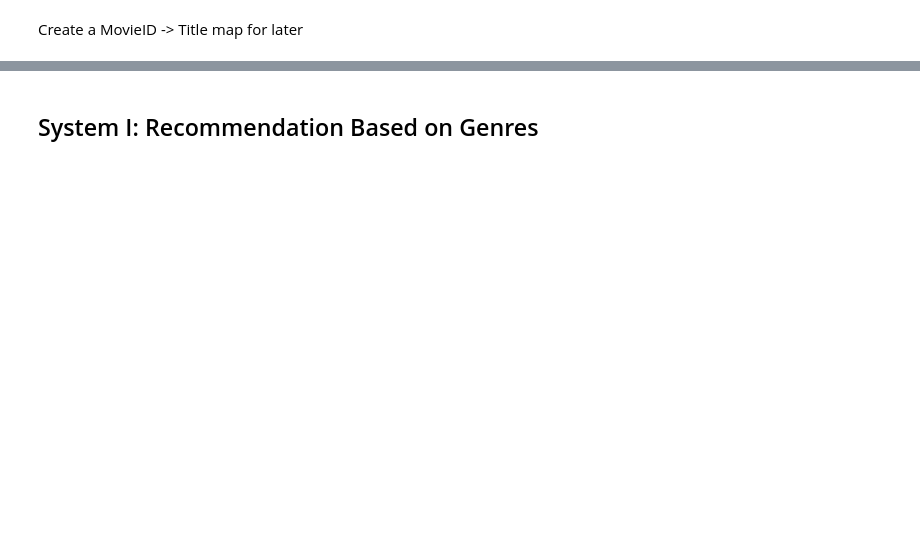
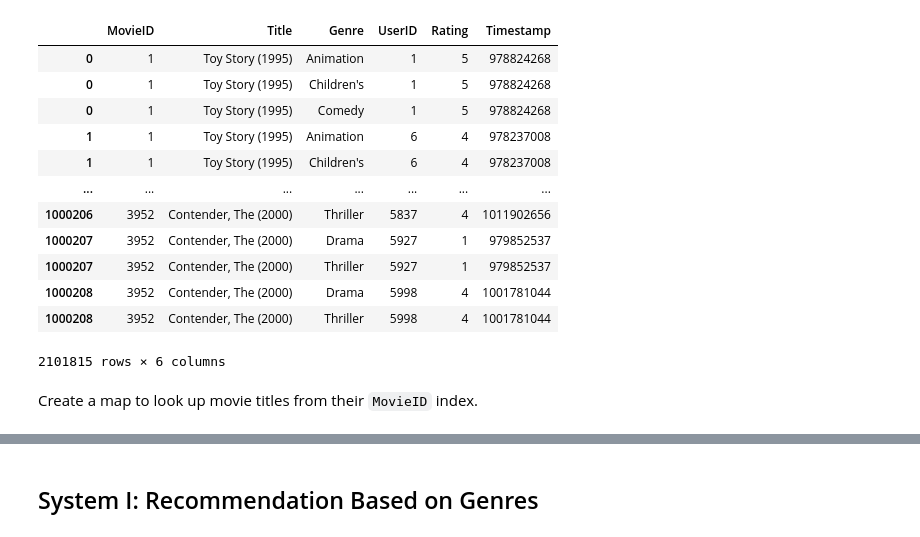
Before and after one commit to RynoXLI/PSL, a Jupyter notebook: project4/report.ipynb, the cells around one changed output, grey strips where cells are left out. Saved outputs shown, nothing was run; the diff lists cells and outputs as text; code cells hidden in the pictures; blank space fills up the shorter version.

```diff
--- a/project4/report.ipynb
+++ b/project4/report.ipynb
@@ -23,22 +44,38 @@ import pandas as pd
 from pathlib import Path
 # %%
 movie_dir = Path('.') / 'ml-1m' / 'ml-1m'
-ratings = pd.read_csv(movie_dir / 'ratings.dat', sep='::', engine = 'python', header=None)
+ratings = pd.read_csv(movie_dir / 'ratings.dat', sep='::',
+                      engine = 'python', header=None)
 ratings.columns = ['UserID', 'MovieID', 'Rating', 'Timestamp']
 movies = pd.read_csv(movie_dir / 'movies.dat', sep='::', engine = 'python',
                      encoding="ISO-8859-1", header = None)
 movies.columns = ['MovieID', 'Title', 'Genres']
-users = pd.read_csv(movie_dir / 'users.dat', sep='::', engine='python', header=None)
+users = pd.read_csv(movie_dir / 'users.dat', sep='::',
+                    engine='python', header=None)
 users.columns = ['UserID', 'Gender', 'Age', 'Occupation', 'Zipcode']
 
 # Create new entry for each genre in a movie, join movie and ratings together.
 movies['Genres'] = movies['Genres'].str.split('|')
 df = movies.merge(ratings, left_on="MovieID", right_on="MovieID")
 df = df.explode('Genres')
 df.rename(columns={'Genres': 'Genre'}, inplace=True)
 df
+# %% [output]
+|  | MovieID | Title | Genre | UserID | Rating | Timestamp |
+| 0 | 1 | Toy Story (1995) | Animation | 1 | 5 | 978824268 |
+| 0 | 1 | Toy Story (1995) | Children's | 1 | 5 | 978824268 |
+| 0 | 1 | Toy Story (1995) | Comedy | 1 | 5 | 978824268 |
+| 1 | 1 | Toy Story (1995) | Animation | 6 | 4 | 978237008 |
+| 1 | 1 | Toy Story (1995) | Children's | 6 | 4 | 978237008 |
+| ... | ... | ... | ... | ... | ... | ... |
+| 1000206 | 3952 | Contender, The (2000) | Thriller | 5837 | 4 | 1011902656 |
+| 1000207 | 3952 | Contender, The (2000) | Drama | 5927 | 1 | 979852537 |
+| 1000207 | 3952 | Contender, The (2000) | Thriller | 5927 | 1 | 979852537 |
+| 1000208 | 3952 | Contender, The (2000) | Drama | 5998 | 4 | 1001781044 |
+| 1000208 | 3952 | Contender, The (2000) | Thriller | 5998 | 4 | 1001781044 |
+2101815 rows × 6 columns
-# %% [markdown]
-Create a MovieID -> Title map for later
+# %% [markdown]
+Create a map to look up movie titles from their `MovieID` index.
 # %%
 mov_title_map = dict(zip(movies['MovieID'], movies['Title']))
 list(mov_title_map.items())[:5]
```
Also changed, not shown: parts of 21 cells of this notebook, 1 other file.
